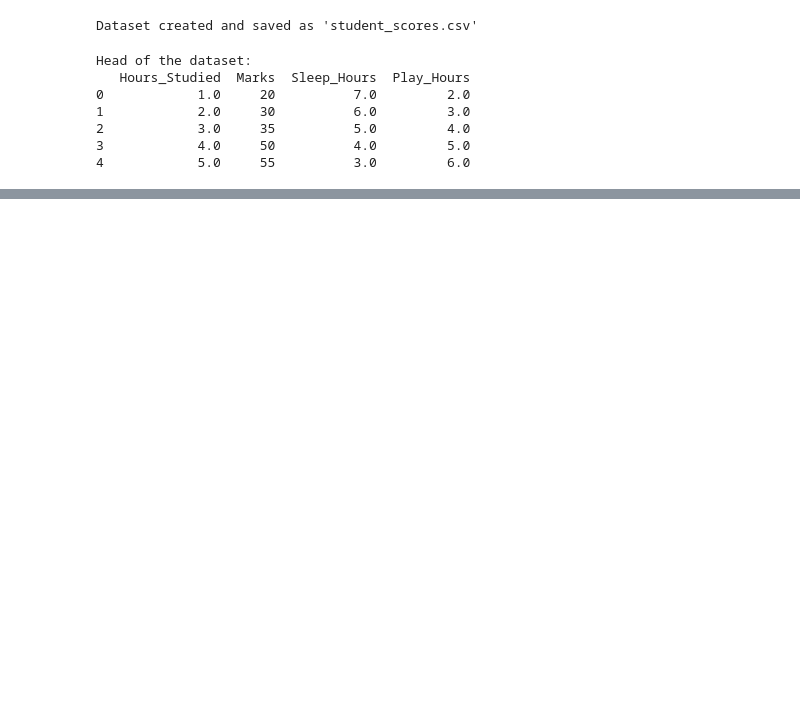
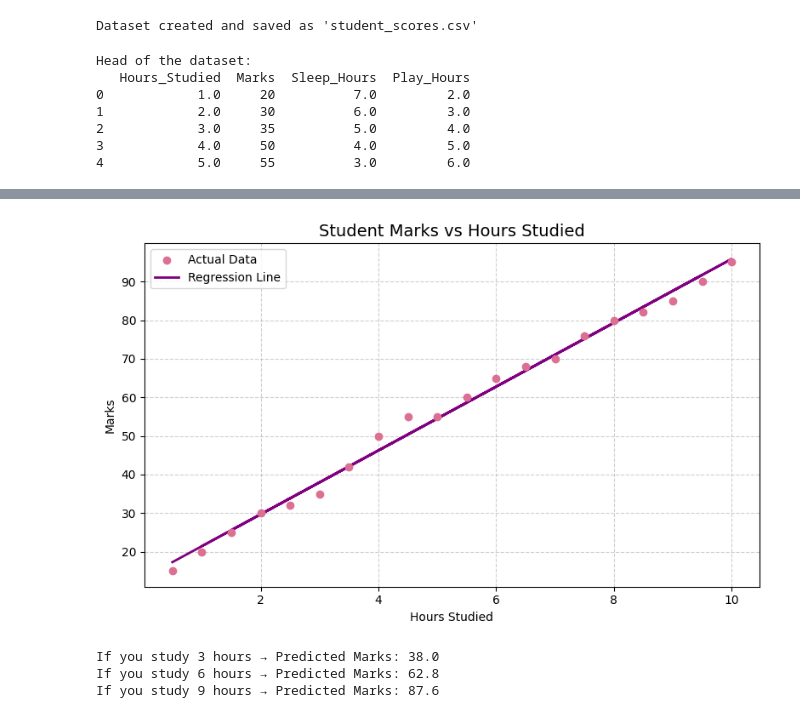
Before and after one commit to RadhikaKapoor383/student-marks-predictor, a Jupyter notebook: marks-predictor.ipynb, the cells around one changed output, grey strips where cells are left out. Drawn from its saved outputs; the diff is of its cells as text; code cells hidden in the pictures; blank space fills up the shorter version.

Commit message:
created the linear model between hours_Studied vs marks

```diff
--- a/marks-predictor.ipynb
+++ b/marks-predictor.ipynb
@@ -29,0 +38,6 @@ Head of the dataset:
+# %%
+#Load the dataset
+dataset = pd.read_csv('student_scores.csv')
+print("Dataset shape:", dataset.shape)
+print("Dataset loaded successfully.")
+print(dataset.head())
@@ -29,0 +55,9 @@ Head of the dataset:
+# %%
+X = dataset[['Hours_Studied']]
+y = dataset['Marks']
+# %%
+X_train, X_test, y_train, y_test = train_test_split(
+    X, y, test_size=0.2, random_state=42
+)
+print(f"\n Training samples: {len(X_train)}")
+print(f" Testing samples: {len(X_test)}")
@@ -29,0 +67,3 @@ Head of the dataset:
+# %%
+model = LinearRegression()
+model.fit(X_train, y_train)
@@ -29,0 +103,27 @@ Head of the dataset:
+# %%
+plt.figure(figsize=(8, 5))
+plt.scatter(X, y, color='palevioletred', label='Actual Data', zorder=3)
+plt.plot(X, model.predict(X), color='purple', linewidth=2, label='Regression Line')
+plt.title('Student Marks vs Hours Studied', fontsize=14)
+plt.xlabel('Hours Studied')
+plt.ylabel('Marks')
+plt.legend()
+plt.grid(True, linestyle='--', alpha=0.6)
+plt.tight_layout()
+plt.savefig('regression_plot.png')
+plt.show()
+# %% [output]
+[figure, added]
+# %%
+#prediction with own inputs
+def predict_marks(hours):
+    result = model.predict([[hours]])[0]
+    print(f"If you study {hours} hours → Predicted Marks: {result:.1f}")
+
+predict_marks(3)
+predict_marks(6)
+predict_marks(9)
+# %% [output]
+If you study 3 hours → Predicted Marks: 38.0
+If you study 6 hours → Predicted Marks: 62.8
+If you study 9 hours → Predicted Marks: 87.6
```
Also changed, not shown: parts of 9 cells of this notebook, 1 other file.
